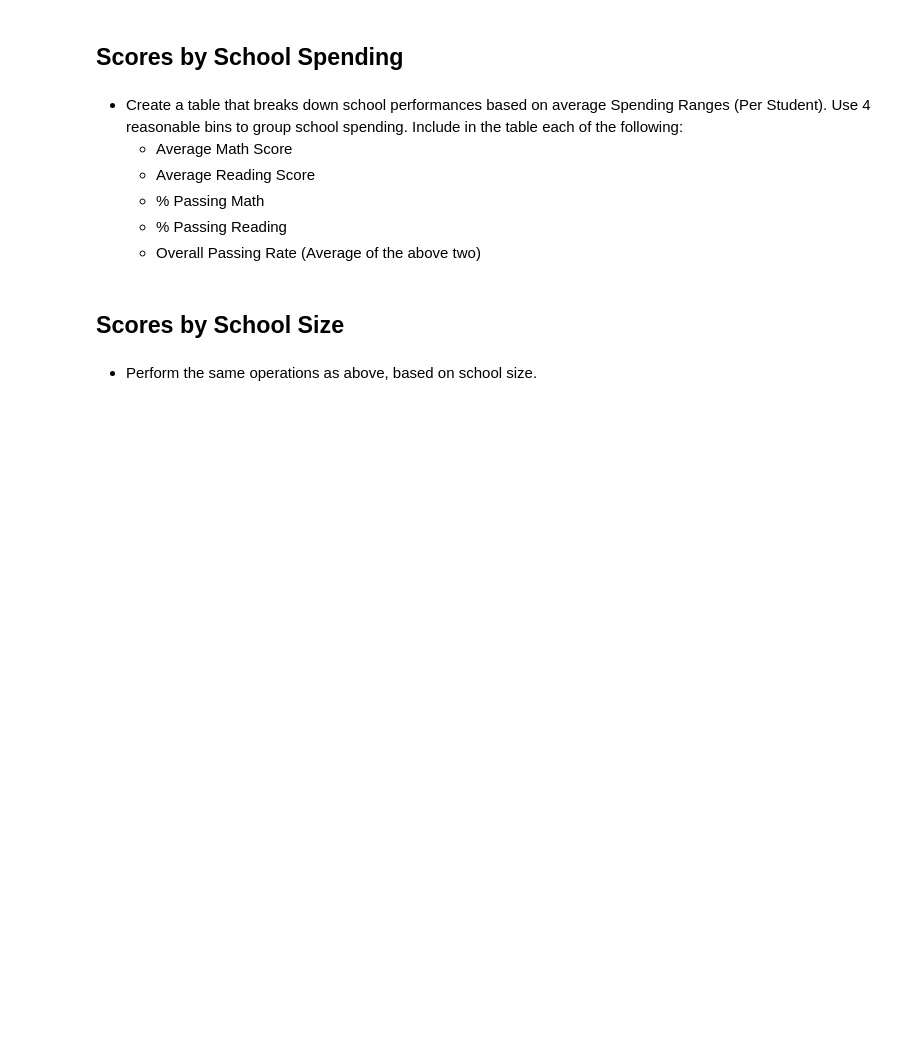
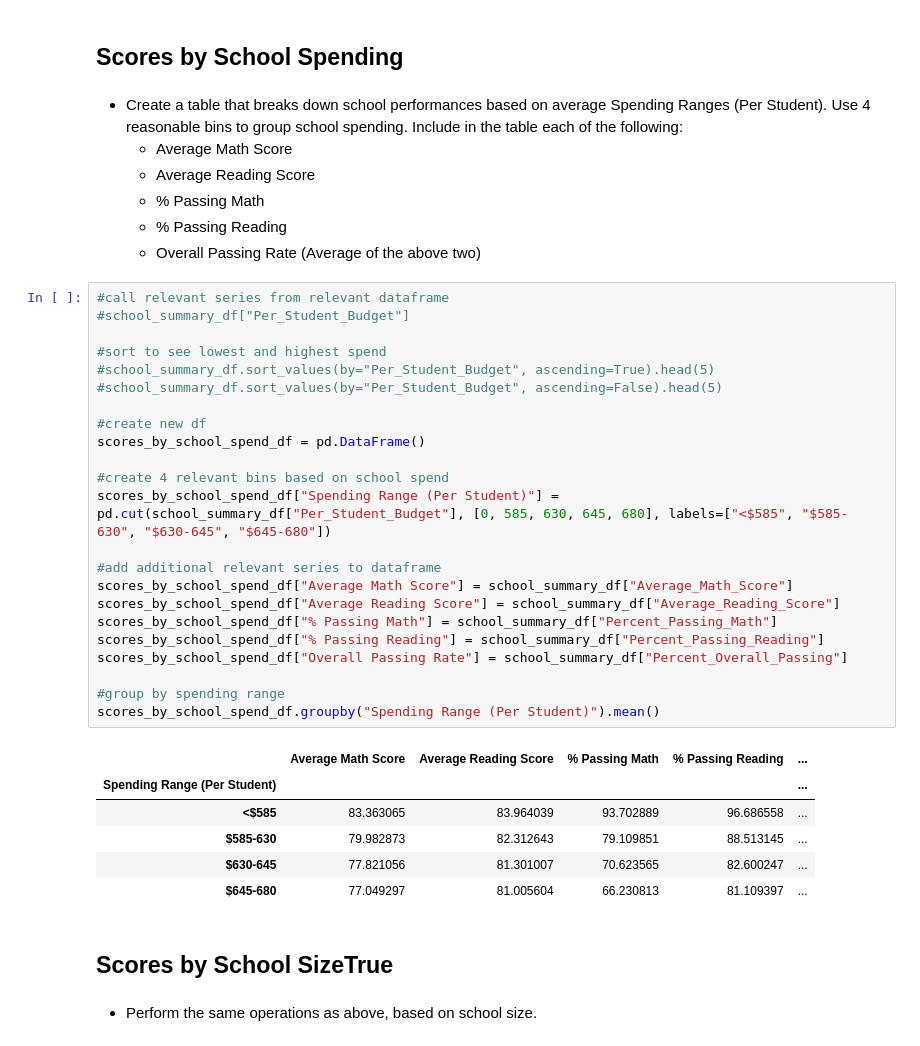
Before and after one commit to Jhernie/pandas-challenge, a Jupyter notebook: PyCitySchools/Evangelista_PyCitySchools.ipynb, the cells around one changed output. Saved outputs shown, nothing was run; the diff lists cells and outputs as text; blank space fills up the shorter version.

```diff
--- a/PyCitySchools/Evangelista_PyCitySchools.ipynb
+++ b/PyCitySchools/Evangelista_PyCitySchools.ipynb
@@ -396,7 +396,37 @@ reading_grade_level_df
   * % Passing Math
   * % Passing Reading
   * Overall Passing Rate (Average of the above two)
+# %%
+#call relevant series from relevant dataframe
+#school_summary_df["Per_Student_Budget"]
+
+#sort to see lowest and highest spend
+#school_summary_df.sort_values(by="Per_Student_Budget", ascending=True).head(5)
+#school_summary_df.sort_values(by="Per_Student_Budget", ascending=False).head(5)
+
+#create new df
+scores_by_school_spend_df = pd.DataFrame()
+
+#create 4 relevant bins based on school spend
+scores_by_school_spend_df["Spending Range (Per Student)"] = pd.cut(school_summary_df["Per_Student_Budget"], [0, 585, 630, 645, 680], labels=["<$585", "$585-630", "$630-645", "$645-680"])
+
+#add additional relevant series to dataframe
+scores_by_school_spend_df["Average Math Score"] = school_summary_df["Average_Math_Score"]
+scores_by_school_spend_df["Average Reading Score"] = school_summary_df["Average_Reading_Score"]
+scores_by_school_spend_df["% Passing Math"] = school_summary_df["Percent_Passing_Math"]
+scores_by_school_spend_df["% Passing Reading"] = school_summary_df["Percent_Passing_Reading"]
+scores_by_school_spend_df["Overall Passing Rate"] = school_summary_df["Percent_Overall_Passing"]
+
+#group by spending range
+scores_by_school_spend_df.groupby("Spending Range (Per Student)").mean()
+# %% [output]
+|  | Average Math Score | Average Reading Score | % Passing Math | % Passing Reading | ... |
+| Spending Range (Per Student) |  |  |  |  | ... |
+| <$585 | 83.363065 | 83.964039 | 93.702889 | 96.686558 | ... |
+| $585-630 | 79.982873 | 82.312643 | 79.109851 | 88.513145 | ... |
+| $630-645 | 77.821056 | 81.301007 | 70.623565 | 82.600247 | ... |
+| $645-680 | 77.049297 | 81.005604 | 66.230813 | 81.109397 | ... |
 # %% [markdown]
-## Scores by School Size
+## Scores by School SizeTrue
 # %% [markdown]
 * Perform the same operations as above, based on school size.
```
Also changed, not shown: parts of 2 cells of this notebook.
